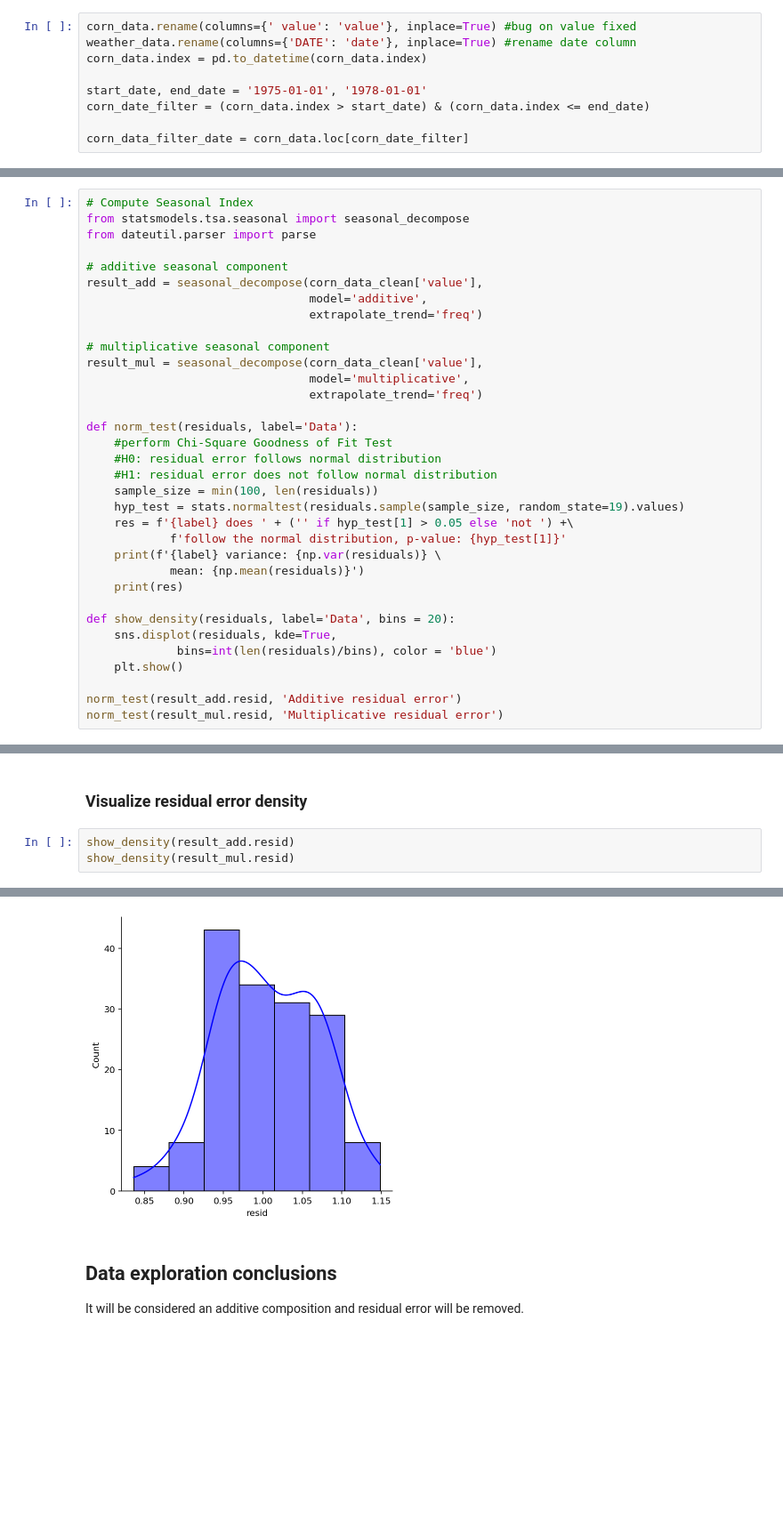
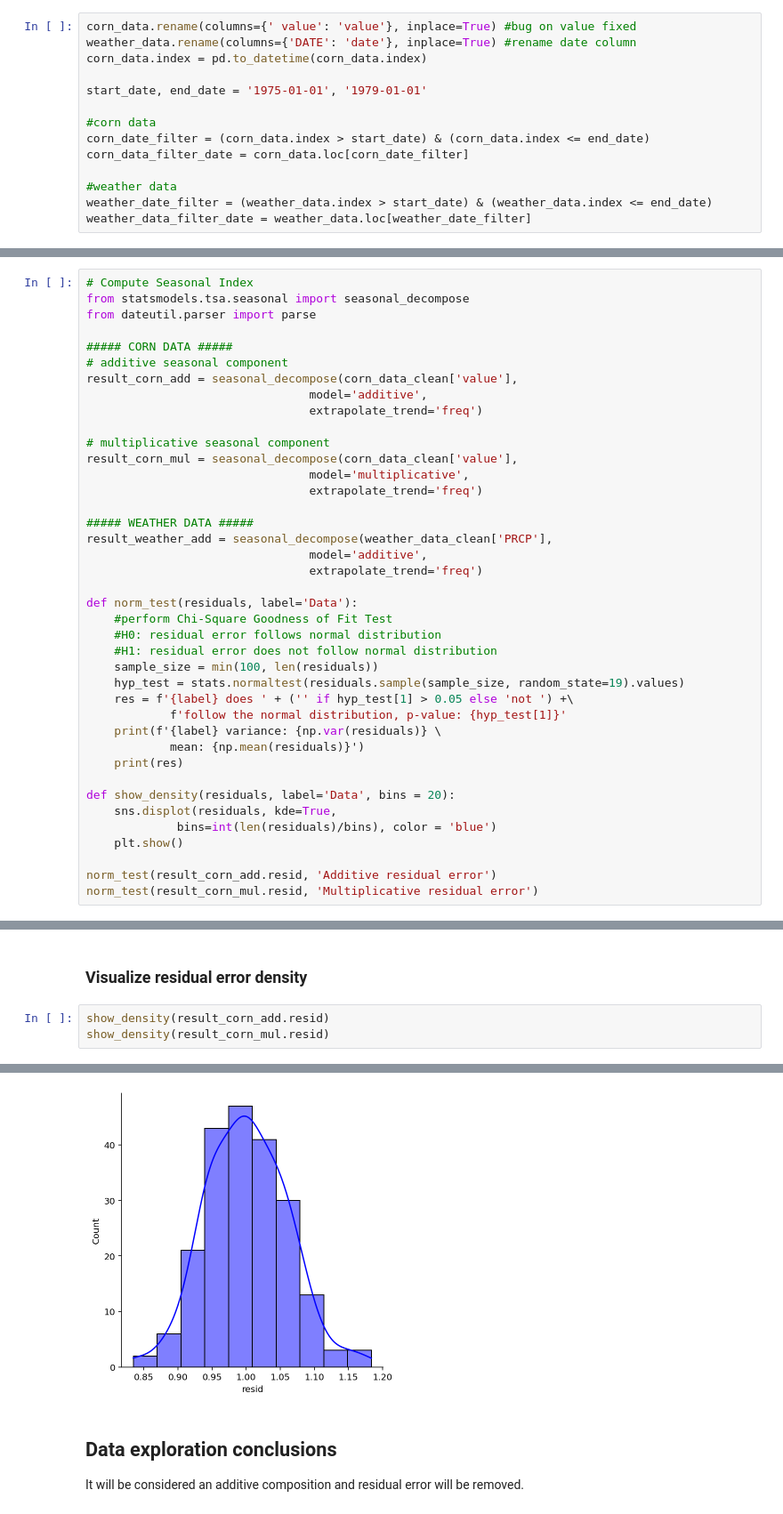
Before and after one commit to StefanoMarzo/commodity-price-prediction, a Jupyter notebook: agricoltural-price-prediction.ipynb, the cells around one changed output, grey strips where cells are left out. Shown at 89% size. Drawn from its saved outputs; the diff is of its cells as text; blank space fills up the shorter version.

```diff
--- a/agricoltural-price-prediction.ipynb
+++ b/agricoltural-price-prediction.ipynb
@@ -170,7 +170,12 @@ corn_data.rename(columns={' value': 'value'}, inplace=True) #bug on value fixed
 weather_data.rename(columns={'DATE': 'date'}, inplace=True) #rename date column
 corn_data.index = pd.to_datetime(corn_data.index)
 
-start_date, end_date = '1975-01-01', '1978-01-01'
+start_date, end_date = '1975-01-01', '1979-01-01'
+
+#corn data
 corn_date_filter = (corn_data.index > start_date) & (corn_data.index <= end_date)
+corn_data_filter_date = corn_data.loc[corn_date_filter]
 
-corn_data_filter_date = corn_data.loc[corn_date_filter]
+#weather data
+weather_date_filter = (weather_data.index > start_date) & (weather_data.index <= end_date)
+weather_data_filter_date = weather_data.loc[weather_date_filter]
@@ -214,14 +258,20 @@ Time series decomposition can be Additive or multiplicative, we test the residua
 from statsmodels.tsa.seasonal import seasonal_decompose
 from dateutil.parser import parse
 
+##### CORN DATA #####
 # additive seasonal component
-result_add = seasonal_decompose(corn_data_clean['value'],
+result_corn_add = seasonal_decompose(corn_data_clean['value'],
                                 model='additive',
                                 extrapolate_trend='freq')
 
 # multiplicative seasonal component
-result_mul = seasonal_decompose(corn_data_clean['value'],
+result_corn_mul = seasonal_decompose(corn_data_clean['value'],
                                 model='multiplicative',
+                                extrapolate_trend='freq')
+
+##### WEATHER DATA #####
+result_weather_add = seasonal_decompose(weather_data_clean['PRCP'],
+                                model='additive',
                                 extrapolate_trend='freq')
 
 def norm_test(residuals, label='Data'):
@@ -241,6 +291,6 @@ def show_density(residuals, label='Data', bins = 20):
              bins=int(len(residuals)/bins), color = 'blue')
     plt.show()
 
-norm_test(result_add.resid, 'Additive residual error')
-norm_test(result_mul.resid, 'Multiplicative residual error')
+norm_test(result_corn_add.resid, 'Additive residual error')
+norm_test(result_corn_mul.resid, 'Multiplicative residual error')
 # %% [output]
@@ -275,6 +325,6 @@ show_decomposition(result_mul, 'Multiplicative decomposition')
 # %% [markdown]
 ### Visualize residual error density
 # %%
-show_density(result_add.resid)
-show_density(result_mul.resid)
+show_density(result_corn_add.resid)
+show_density(result_corn_mul.resid)
 # %% [output]
@@ -282,4 +332,4 @@ show_density(result_mul.resid)
-[figure, old version]
+[figure, new version]
 # %% [markdown]
 ## Data exploration conclusions
 It will be considered an additive composition and residual error will be removed.
```
Also changed, not shown: parts of 39 cells of this notebook.
